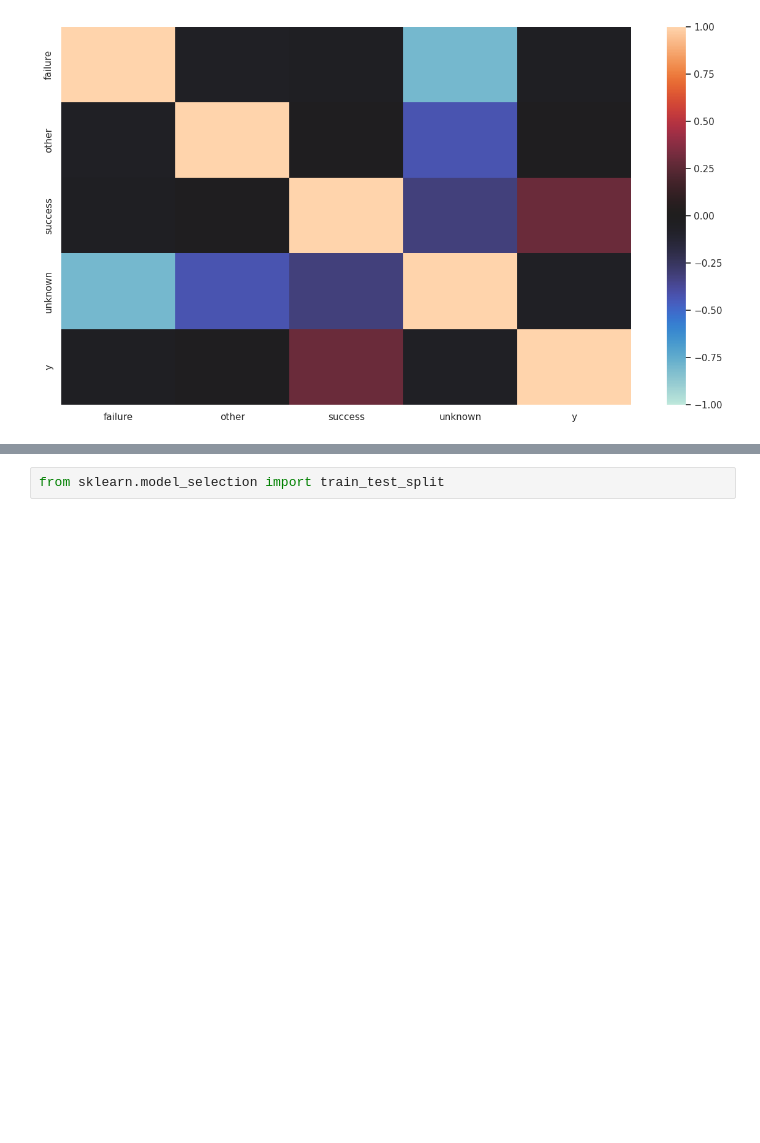
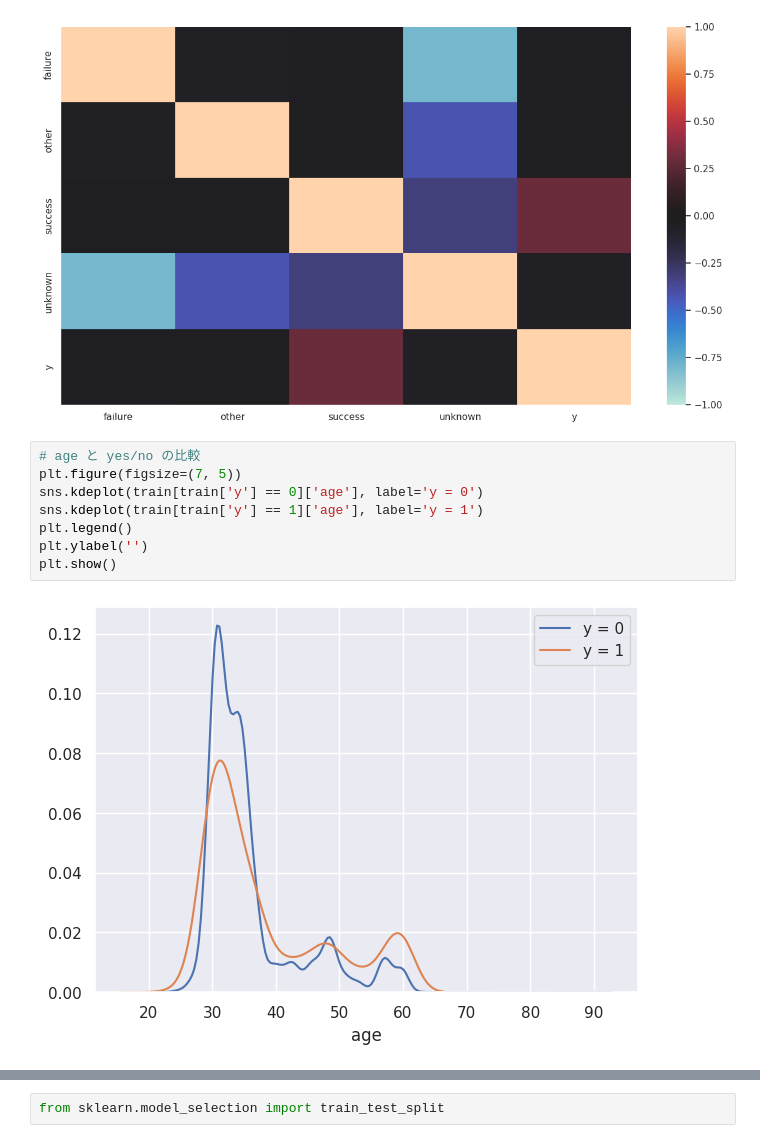
Before and after one commit to Memories-of-Sun-and-Moon/SIGNATE4B_040_Bank_Customer_Tartgeting, a Jupyter notebook: solve.ipynb, the cells around one changed output, grey strips where cells are left out. Drawn from its saved outputs; the diff is of its cells as text; blank space fills up the shorter version.

```diff
--- a/solve.ipynb
+++ b/solve.ipynb
@@ -119,3 +119,13 @@ sns.heatmap(df_poutcome_y_EDA.corr(), vmax=1, vmin=-1, center=0)
 # %% [output]
 <Axes: >
 [figure]
+# %%
+# age と yes/no の比較
+plt.figure(figsize=(7, 5))
+sns.kdeplot(train[train['y'] == 0]['age'], label='y = 0')
+sns.kdeplot(train[train['y'] == 1]['age'], label='y = 1')
+plt.legend()
+plt.ylabel('')
+plt.show()
+# %% [output]
+[figure, added]
```
Also changed, not shown: parts of 11 cells of this notebook, 1 other file.
